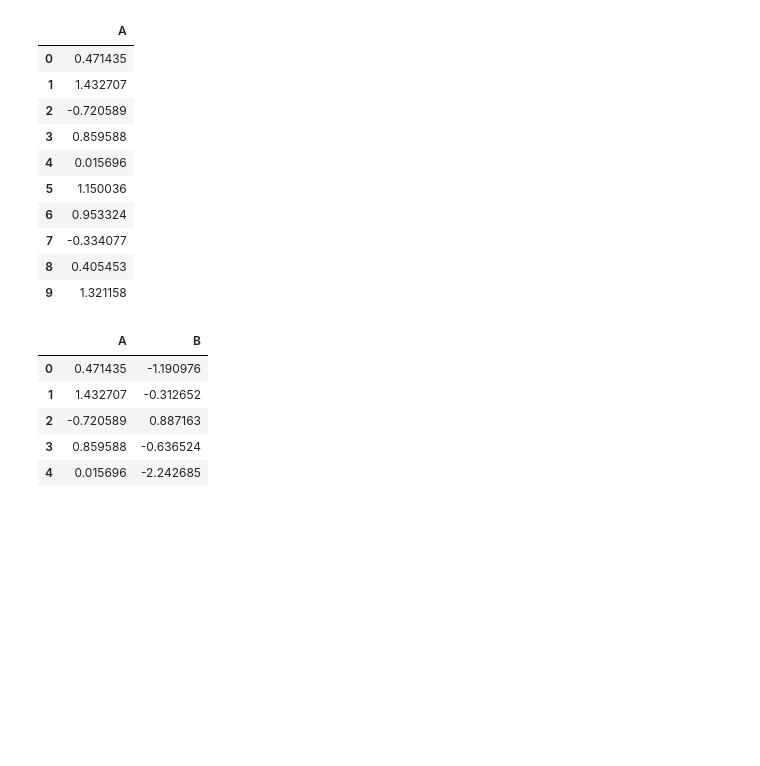
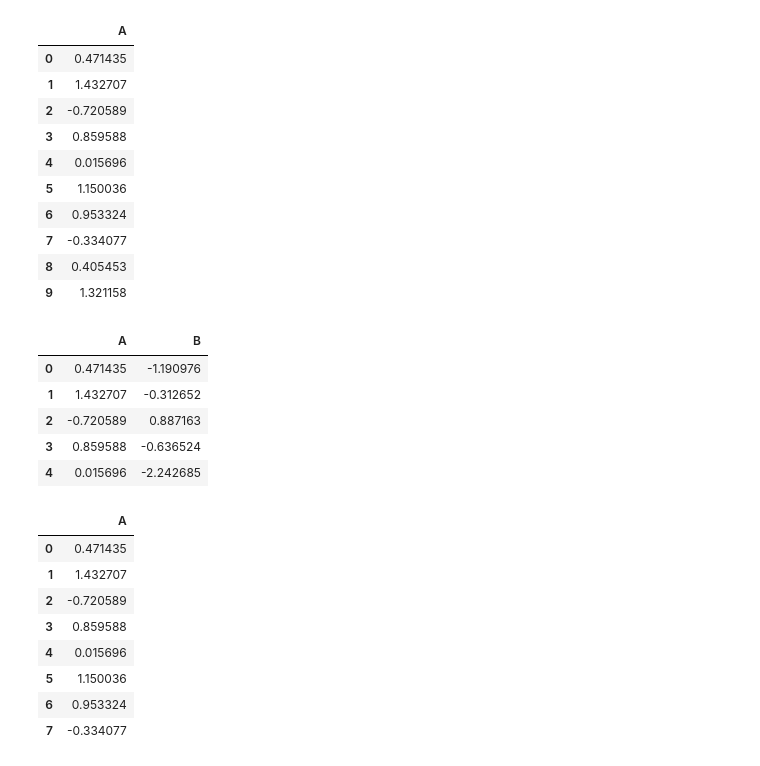
Before and after one commit to gerald-park/YanaduProgramming, a Jupyter notebook: MinHoKim/Project_MinHo/Basic.ipynb, the cells around one changed output. Drawn from its saved outputs; the diff is of its cells as text; code cells hidden in the pictures; blank space fills up the shorter version.

```diff
--- a/MinHoKim/Project_MinHo/Basic.ipynb
+++ b/MinHoKim/Project_MinHo/Basic.ipynb
@@ -408,3 +408,15 @@ df[0:5]
 | 2 | -0.720589 | 0.887163 |
 | 3 | 0.859588 | -0.636524 |
 | 4 | 0.015696 | -2.242685 |
+# %%
+df.loc[0:7, ['A']]
+# %% [output]
+|  | A |
+| 0 | 0.471435 |
+| 1 | 1.432707 |
+| 2 | -0.720589 |
+| 3 | 0.859588 |
+| 4 | 0.015696 |
+| 5 | 1.150036 |
+| 6 | 0.953324 |
+| 7 | -0.334077 |
```
Also changed, not shown: parts of 2 cells of this notebook.
